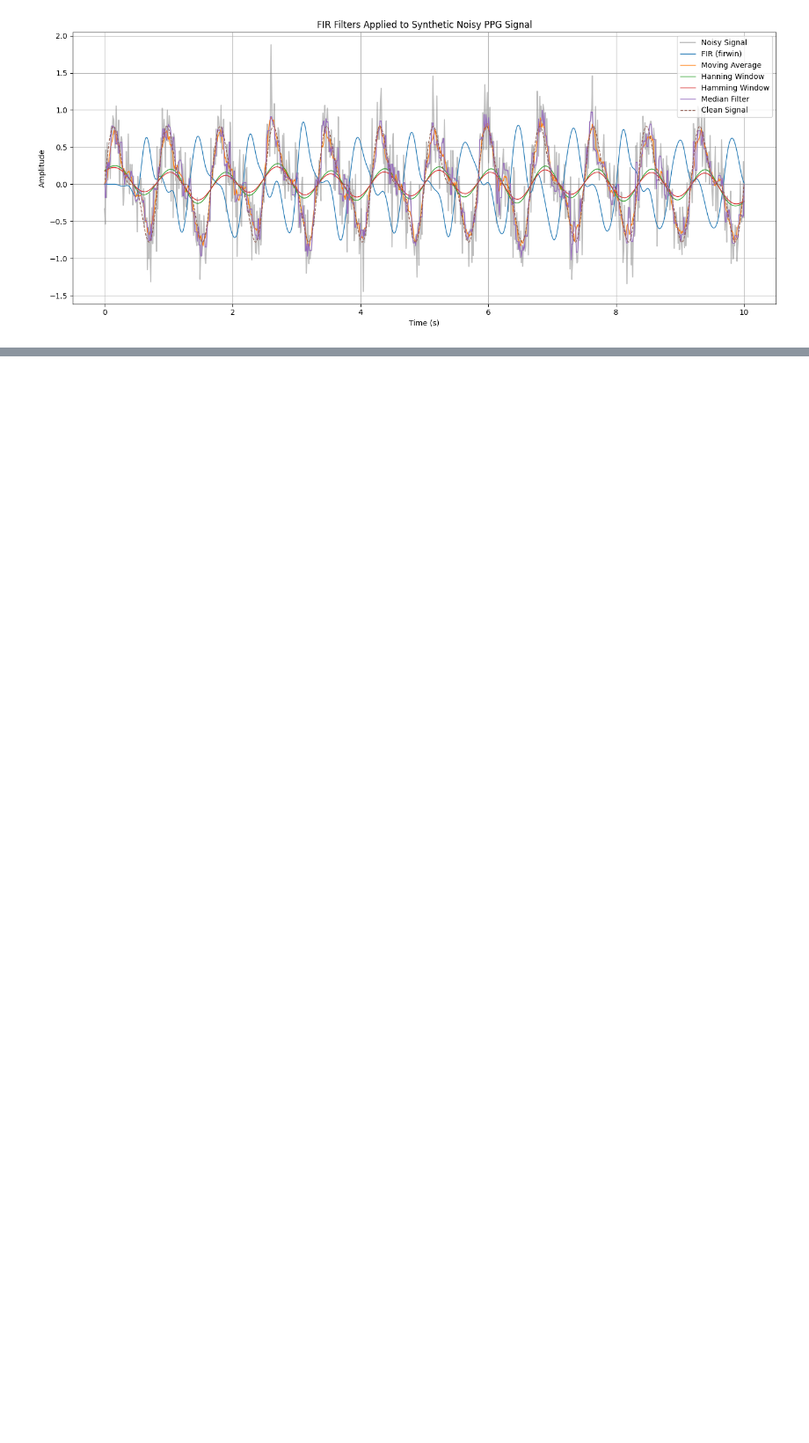
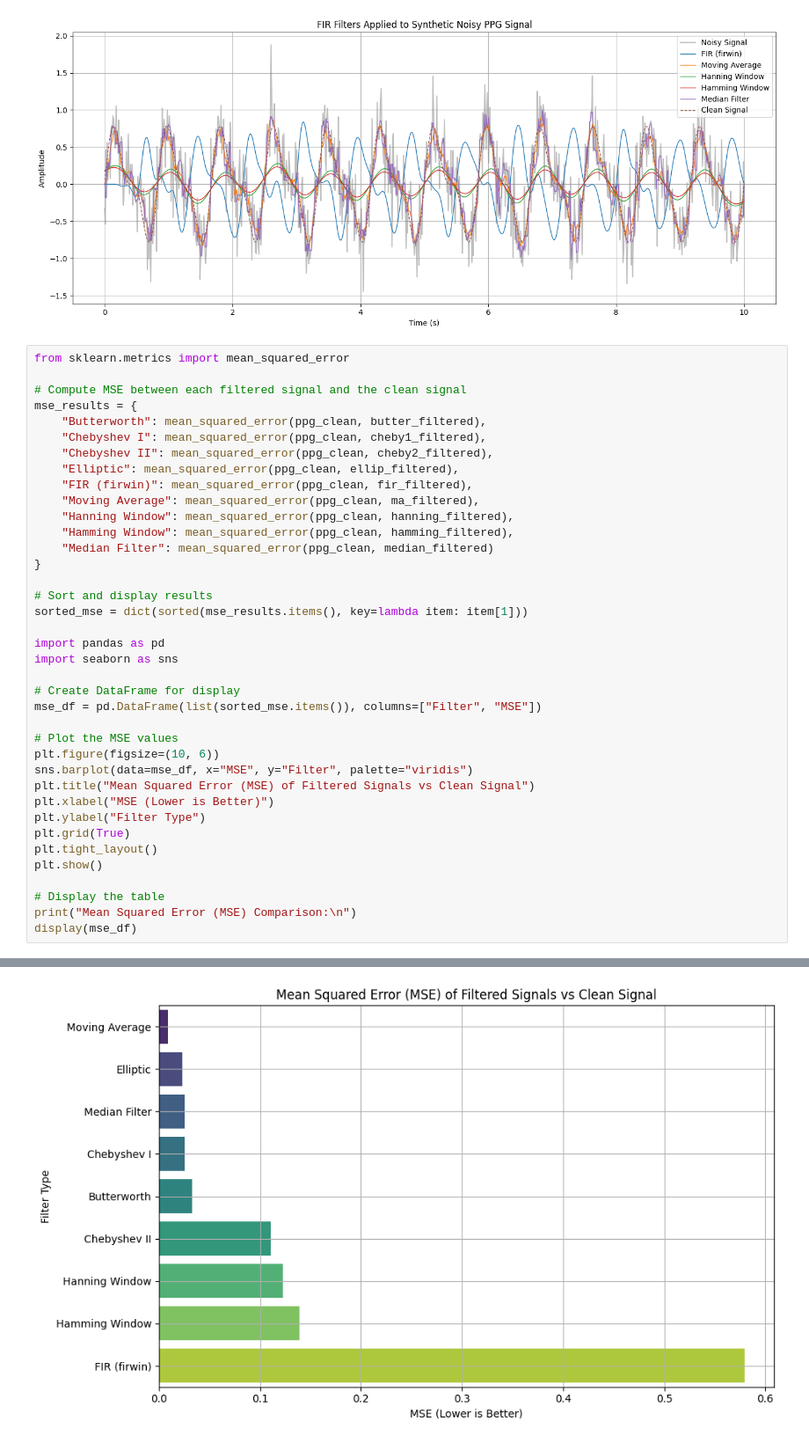
Before and after one commit to Showmick119/Benchmarking-Signal-Processing-Packages, a Jupyter notebook: scipy_test.ipynb, the cells around one changed output, grey strips where cells are left out. Shown at 88% size. Cells and saved outputs as stored; diff of their text form; blank space fills up the shorter version.

```diff
--- a/scipy_test.ipynb
+++ b/scipy_test.ipynb
@@ -101,3 +101,42 @@ plt.show()
 # %% [output]
 [figure]
 [figure]
+# %%
+from sklearn.metrics import mean_squared_error
+
+# Compute MSE between each filtered signal and the clean signal
+mse_results = {
+    "Butterworth": mean_squared_error(ppg_clean, butter_filtered),
+    "Chebyshev I": mean_squared_error(ppg_clean, cheby1_filtered),
+    "Chebyshev II": mean_squared_error(ppg_clean, cheby2_filtered),
+    "Elliptic": mean_squared_error(ppg_clean, ellip_filtered),
+    "FIR (firwin)": mean_squared_error(ppg_clean, fir_filtered),
+    "Moving Average": mean_squared_error(ppg_clean, ma_filtered),
+    "Hanning Window": mean_squared_error(ppg_clean, hanning_filtered),
+    "Hamming Window": mean_squared_error(ppg_clean, hamming_filtered),
+    "Median Filter": mean_squared_error(ppg_clean, median_filtered)
+}
+
+# Sort and display results
+sorted_mse = dict(sorted(mse_results.items(), key=lambda item: item[1]))
+
+import pandas as pd
+import seaborn as sns
+
+# Create DataFrame for display
+mse_df = pd.DataFrame(list(sorted_mse.items()), columns=["Filter", "MSE"])
+
+# Plot the MSE values
+plt.figure(figsize=(10, 6))
+sns.barplot(data=mse_df, x="MSE", y="Filter", palette="viridis")
+plt.title("Mean Squared Error (MSE) of Filtered Signals vs Clean Signal")
+plt.xlabel("MSE (Lower is Better)")
+plt.ylabel("Filter Type")
+plt.grid(True)
+plt.tight_layout()
+plt.show()
+
+# Display the table
+print("Mean Squared Error (MSE) Comparison:\n")
+display(mse_df)
+# %% [output]
@@ -103,0 +146 @@ plt.show()
+[figure, added]
```
Also changed, not shown: parts of 1 cell of this notebook.
